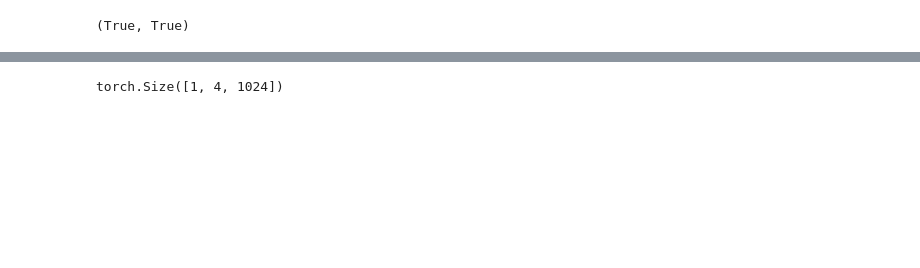
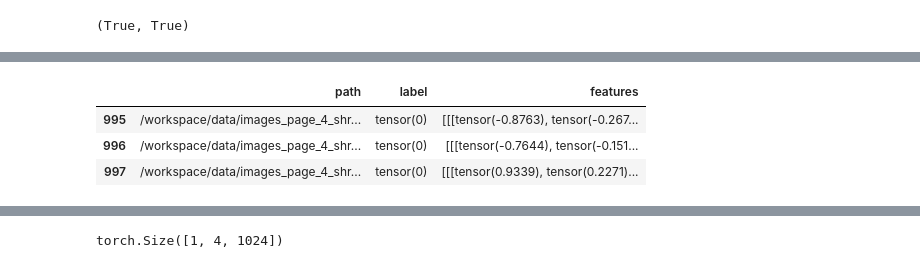
Before and after one commit to mkotyushev/visiomel-2023, a Jupyter notebook: src/notebooks/svm_patches.ipynb, the cells around one changed output, grey strips where cells are left out. Cells and saved outputs as stored; diff of their text form; code cells hidden in the pictures; blank space fills up the shorter version.

```diff
--- a/src/notebooks/svm_patches.ipynb
+++ b/src/notebooks/svm_patches.ipynb
@@ -321,3 +341,10 @@ np.allclose(
+# %%
+df_upsampled_all[df_upsampled_all['path'] == path]
+# %% [output]
+|  | path | label | features |
+| 995 | /workspace/data/images_page_4_shr... | tensor(0) | [[[tensor(-0.8763), tensor(-0.267... |
+| 996 | /workspace/data/images_page_4_shr... | tensor(0) | [[[tensor(-0.7644), tensor(-0.151... |
+| 997 | /workspace/data/images_page_4_shr... | tensor(0) | [[[tensor(0.9339), tensor(0.2271)... |
 # %%
 df_all.label.apply(lambda x: x.item()).astype(int).value_counts(), \
 df_upsampled_all.label.apply(lambda x: x.item()).astype(int).value_counts()
```
Also changed, not shown: parts of 15 cells of this notebook, 2 other files.
